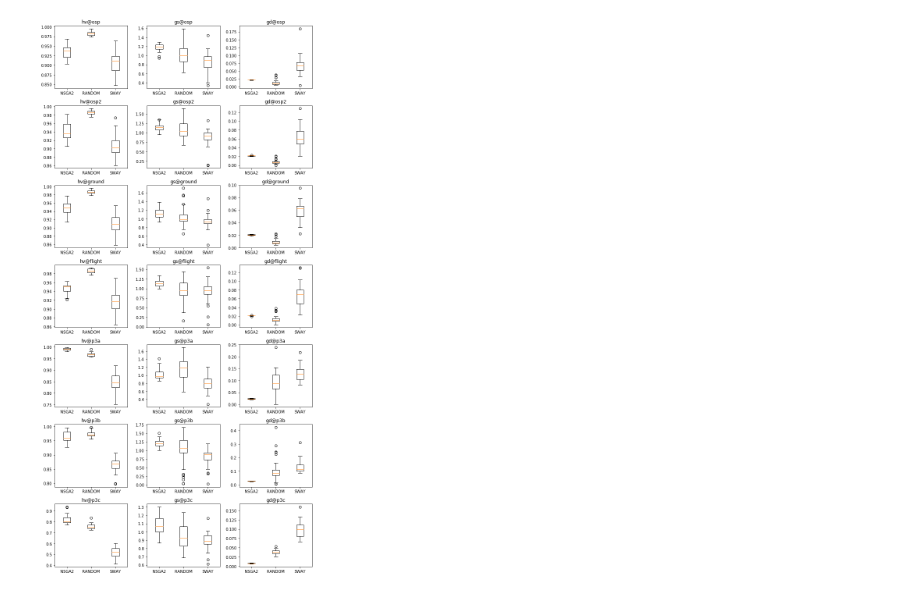
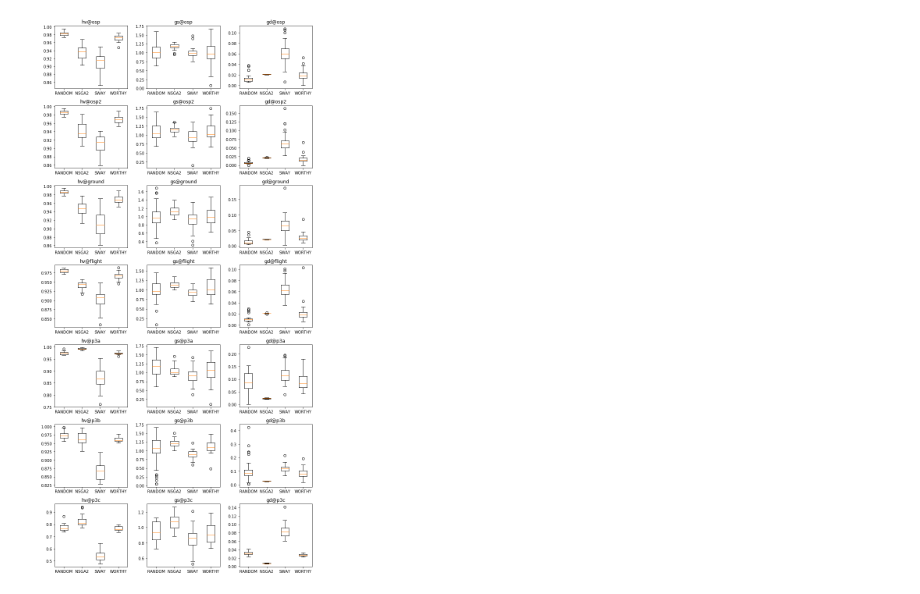
Before and after one commit to ginfung/FSSE, a Jupyter notebook: Metrics/plots.ipynb, the cells around one changed output. Cells and saved outputs as stored; diff of their text form; code cells hidden in the pictures.

Commit message:
update worthy

```diff
--- a/Metrics/plots.ipynb
+++ b/Metrics/plots.ipynb
@@ -56,20 +56,19 @@ def boxploting(model, algs, metrics, ax):
     ax.set_title(f'{metrics}@{model}')
 # %%
 models = ['osp', 'osp2', 'ground', 'flight', 'p3a', 'p3b', 'p3c']
-algs = ['NSGA2', 'RANDOM', 'SWAY']
+algs = ['RANDOM', 'NSGA2', 'SWAY', 'WORTHY']
 metrics = ['hv', 'gs', 'gd']
-model = models[0]
 fig = plt.figure(1, figsize=(10, 20))
 
 i = 1
 for model in models:
     for metric in metrics:
         ax = fig.add_subplot(len(models), len(metrics), i)
         i += 1
         boxploting(model, algs, metric, ax)
 
 plt.tight_layout()
 # plt.show()
 plt.savefig('../results/stat.pdf')
 # %% [output]
-[figure, old version]
+[figure, new version]
```
Also changed, not shown: parts of 1 cell of this notebook, 8 other files.
